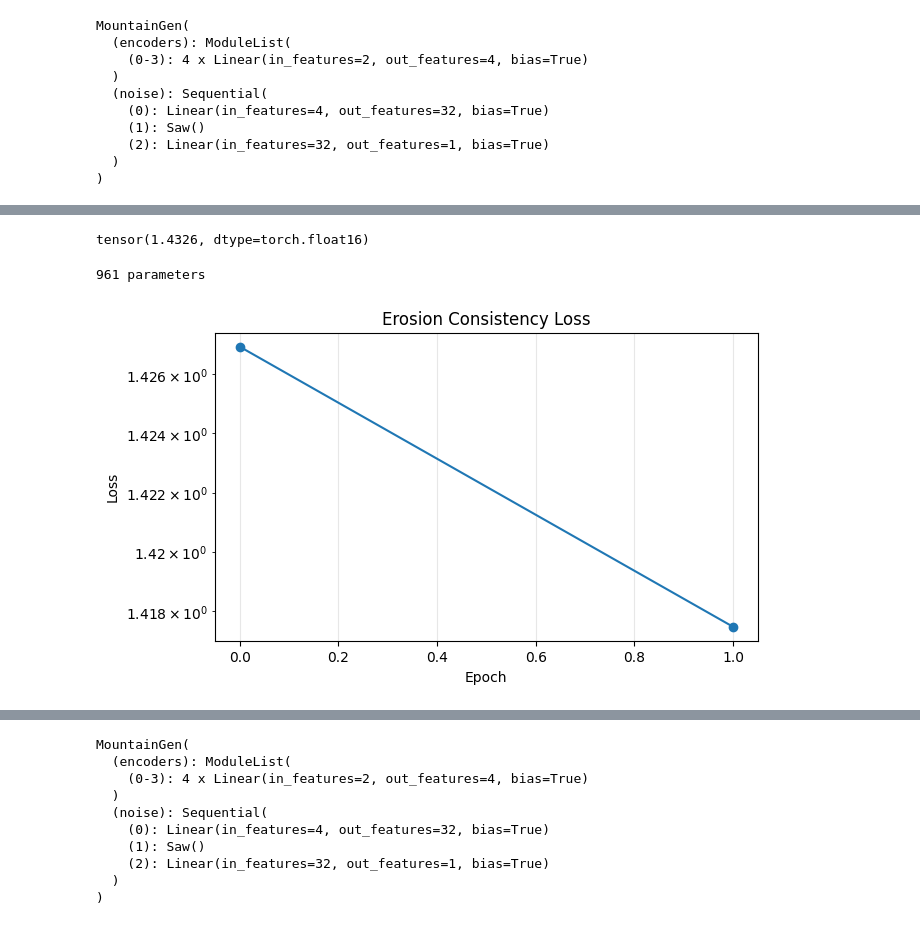
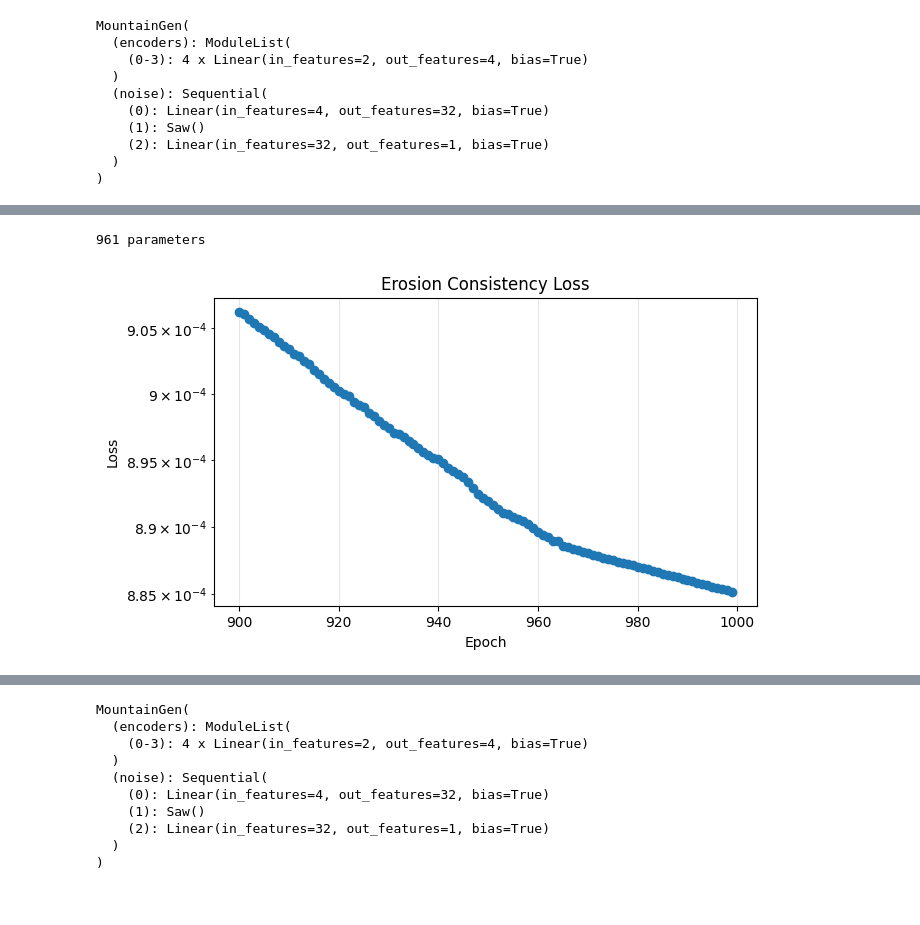
Before and after one commit to Senopiece/smooth_chaos, a Jupyter notebook: noise.ipynb, the cells around one changed output, grey strips where cells are left out. Drawn from its saved outputs; the diff is of its cells as text; code cells hidden in the pictures.

Commit message:
add surface loss learns better

```diff
--- a/noise.ipynb
+++ b/noise.ipynb
@@ -298,10 +298,11 @@ def hydraulic_erosion_numba(
             h_new, _, _ = sample_height_and_gradient(orig_heightmap, new_x, new_y)
             delta_h = h_new - h_now
 
+            # seems like slope does not do much
             slope = -delta_h
             if slope < min_slope:
                 slope = min_slope
-            sediment_capacity = water  # * slope  # slope * speed * water
+            sediment_capacity = water * slope  # slope * speed * water
 
             if delta_h > 0.0 or sediment > sediment_capacity:
                 # target = (
@@ -358,14 +359,14 @@ def hydraulic_erosion(
     heightmap,
     iterations=128 * 128,
     max_steps=8,
-    erosion=0.03,
-    max_erode_step=0.012,
-    capacity=0.1,
+    erosion=0.2,
+    max_erode_step=0.02,
+    capacity=1.6,
     evaporation=0.01,
     brush_radius=1,
+    min_slope=0.01,
     inertia=0.0,  # removed
-    min_slope=0.01,
-    gravity=4.0,
+    gravity=4.0,  # removed
     deposition=0.0,  # removed
     max_deposit_step=0.0,  # removed
     diffuse_every=6000,  # removed
@@ -589,15 +601,19 @@ tensor(1.4775, dtype=torch.float16)
 # %%
 # plot accumulated path integral as heatmap for the example eroded heightmap:
 gradient_field = torch.from_numpy(np.stack(np.gradient(eroded_height), axis=-1)).float()
-distrib = precompute_distributions(gradient_field, act="softmax", temperature=0.01)
-acc_integral = accumulated_path_integrals_edges(
-    distrib, steps=8, evaporate=0.1, normalize=False, dtype=torch.float16
+distrib = precompute_distributions(-gradient_field, act="softmax", temperature=0.01)
+grad_magnitudes = torch.norm(gradient_field, dim=-1)
+acc_integral = accumulated_path_integrals(
+    grad_magnitudes,
+    distrib,
+    steps=16,
+    evaporate=0.01,
+    max_erode_step=0.02,
+    source_scale=0.1,
 )
+plot_acc_heatmap(acc_integral.cpu().numpy())
 # print(calculate_Ediss(acc_integral, d=2.0 / height.shape[0]))
-print(calculate_PR(acc_integral, d=2.0 / height.shape[0], inverse=True, normalize=True))
-plot_acc_heatmap(acc_integral.cpu().numpy())
+# print(calculate_PR(acc_integral, d=2.0 / height.shape[0], inverse=True, normalize=True))
-# %% [output]
-tensor(1.4326, dtype=torch.float16)
 # %%
 class XYEmbed(nn.Module):
     def __init__(self, eps=1e-6):
@@ -678,7 +694,7 @@ import torch
 device = torch.device("cuda" if torch.cuda.is_available() else "cpu")
 
 
-epochs = 2
+epochs = 1000
 steps_per_epoch = 5
 learning_rate = 1e-3
 seed = 2026
@@ -729,6 +745,20 @@ base_model = base_model.to(device)
 eroded_model.train()
 optimizer = torch.optim.Adam(eroded_model.parameters(), lr=learning_rate)
 
+eroded_target_t = torch.as_tensor(eroded_height, dtype=torch.float32, device=device)
+if eroded_target_t.shape != (resolution, resolution):
+    raise ValueError(
+        f"eroded_height shape {tuple(eroded_target_t.shape)} does not match (resolution, resolution) {(resolution, resolution)}"
+    )
+
+
+def surface_area(h):
+    gx, gy = spatial_grads(h)
+    return torch.sqrt(1.0 + gx.square() + gy.square()).sum() * dx * dy
+
+
+target_surface_area = surface_area(eroded_target_t).detach()
+
 prev_epoch_loss = None
 epoch_losses = []
 fig, ax = plt.subplots(figsize=(7, 4))
@@ -742,20 +772,13 @@ try:
             if not torch.isfinite(pred).all():
                 raise RuntimeError("Model prediction became non-finite.")
 
-            gx, gy = spatial_grads(pred)
-            gradient_field = torch.stack([gx, gy], dim=-1)
-            distrib = precompute_distributions(
-                gradient_field, act="softmax", temperature=0.01
-            )
-            acc_integral = accumulated_path_integrals_edges(
-                distrib, steps=8, evaporate=0.1, normalize=False, dtype=torch.float32
-            )
-            if not torch.isfinite(acc_integral).all():
-                raise RuntimeError("acc_integral became non-finite.")
-
-            loss = calculate_PR(
-                acc_integral, d=2.0 / resolution, inverse=True, normalize=True
-            )
+            mse_loss = torch.nn.functional.mse_loss(pred, eroded_target_t)
+            pred_surface_area = surface_area(pred)
+            area_loss = (
+                (pred_surface_area - target_surface_area)
+                / target_surface_area.clamp_min(1e-8)
+            ).square()
+            loss = value_loss_weight * mse_loss + grad_loss_weight * area_loss
             if not torch.isfinite(loss):
                 raise RuntimeError("Loss became non-finite.")
 
@@ -786,31 +809,31 @@ try:
         if len(epoch_losses) > max_epoch_losses:
             epoch_losses.pop(0)
 
         clear_output(wait=True)
 
         ax.clear()
         ax.plot(
             range(epoch - len(epoch_losses), epoch),
             epoch_losses,
             marker="o",
             linewidth=1.5,
         )
         ax.set_yscale("log")
         ax.set_title("Erosion Consistency Loss")
         ax.set_xlabel("Epoch")
         ax.set_ylabel("Loss")
         ax.grid(True, alpha=0.3)
 
         display(fig)
 
         print(
             f"epoch {epoch:02d}/{epochs} | loss = {epoch_loss:.6f} | lr = {learning_rate}"
         )
 except KeyboardInterrupt:
     pass
 
 
 plt.close(fig)
 eroded_model.eval()
 # %% [output]
-[figure, old version]
+[figure, new version]
```
Also changed, not shown: parts of 5 cells of this notebook.
